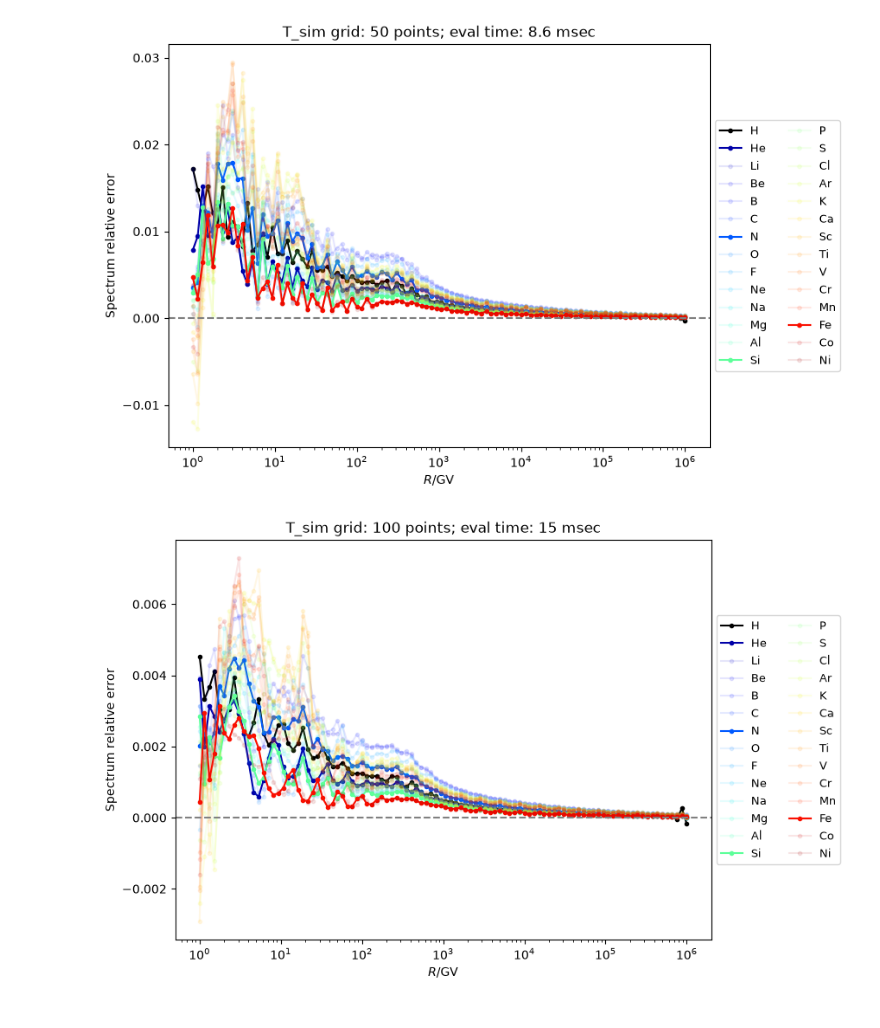
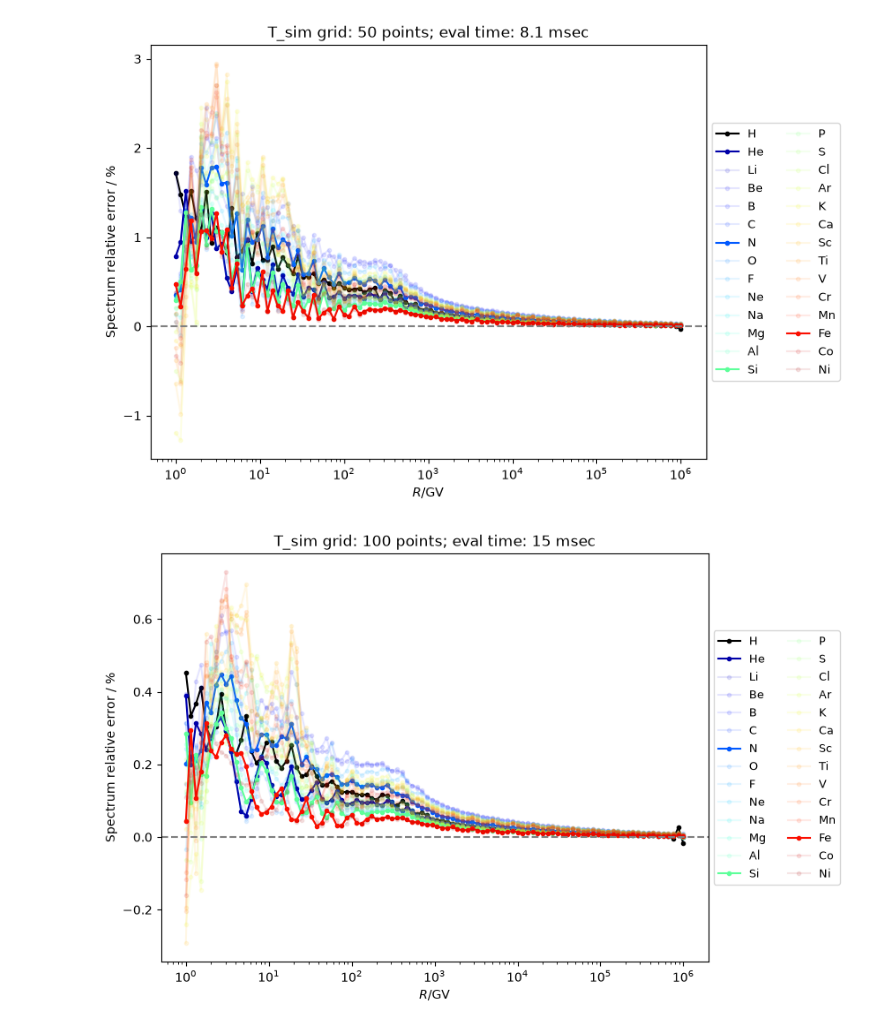
Before and after one commit to carmeloevoli/crams, a Jupyter notebook: examples/extension.ipynb, the cells around one changed output. Drawn from its saved outputs; the diff is of its cells as text; code cells hidden in the pictures.

```diff
--- a/examples/extension.ipynb
+++ b/examples/extension.ipynb
@@ -47,5 +47,5 @@ total: 0.89 sec, per eval: 29.54 msec
 # %%
-from crams import ELEMENT_NAMES, LogGrid
+from crams import ELEMENT_NAMES, InjectionBreak, InjectionLognormalDist, LogGrid
 from matplotlib import pyplot as plt
 
 runner = CramsRunner(
@@ -53,7 +53,13 @@ runner = CramsRunner(
     T_sim_grid=LogGrid(0.05, 10_000_000, 200),
 )
 start = time.time()
-spectra = runner.compute(PropagationParams(), InjectionParams.default())
+injection = InjectionParams.default()
+injection.features.append(InjectionBreak(R_GV=13000.0, delta_slope=0.5, omega=0.1))
+injection.features.append(InjectionLognormalDist(R_mean_GV=100_000, sigma=0.3, beta=1.0))
+spectra = runner.compute(
+    PropagationParams(),
+    injection,
+)
 print(f"Computed in {(time.time() - start) * 1000:.2g} msec")
 
 fig, ax = plt.subplots(figsize=(8, 6))
@@ -86,36 +92,36 @@ make_T_sim_grid = lambda size: LogGrid(0.1, 10_000_000, size)
 
 for n_pts in (50, 100, 200):
     T_sim_grid = make_T_sim_grid(n_pts)
     runner = CramsRunner(R_out_grid=R_out_grid, T_sim_grid=T_sim_grid)
     runner_full = CramsRunner(R_out_grid=R_out_grid, T_sim_grid=make_T_sim_grid(10000))
 
     fig, ax = plt.subplots(figsize=(8, 6))
 
     start = time.time()
     res = runner.compute(PropagationParams(), InjectionParams.default())
     eval_time = time.time() - start
     res_full = runner_full.compute(PropagationParams(), InjectionParams.default())
     R = res[:, 0]
-    deltas = (res[:, 1:] - res_full[:, 1:]) / res_full[:, 1:]
+    rel_errors = (res[:, 1:] - res_full[:, 1:]) / res_full[:, 1:]
 
     cmap = plt.get_cmap("jet")
     principal_nuclei = ["H", "He", "N", "Si", "Fe"]
-    for i, (delta, name) in enumerate(zip(deltas.T, ELEMENT_NAMES, strict=True)):
+    for i, (rel_error, name) in enumerate(zip(rel_errors.T, ELEMENT_NAMES, strict=True)):
         ax.plot(
             R,
-            delta,
+            rel_error * 100,
             ".-",
             label=name,
             color=cmap(i / len(ELEMENT_NAMES)) if name != "H" else "black",
             alpha=0.1 if name not in principal_nuclei else 1.0,
         )
 
     ax.set_xscale("log")
     ax.axhline(0.0, color="gray", ls="--")
     ax.legend(loc="center left", bbox_to_anchor=(1, 0.5), ncol=2, fontsize=9)
     ax.set_xlabel("$R / \\text{GV}$")
-    ax.set_ylabel("Spectrum relative error")
+    ax.set_ylabel("Spectrum relative error / %")
     ax.set_title(f"T_sim grid: {T_sim_grid.size} points; eval time: {eval_time * 1000:.2g} msec")
 # %% [output]
-[figure, old version]
+[figure, new version]
-[figure, old version]
+[figure, new version]
```
Also changed, not shown: parts of 3 cells of this notebook, 4 other files.
